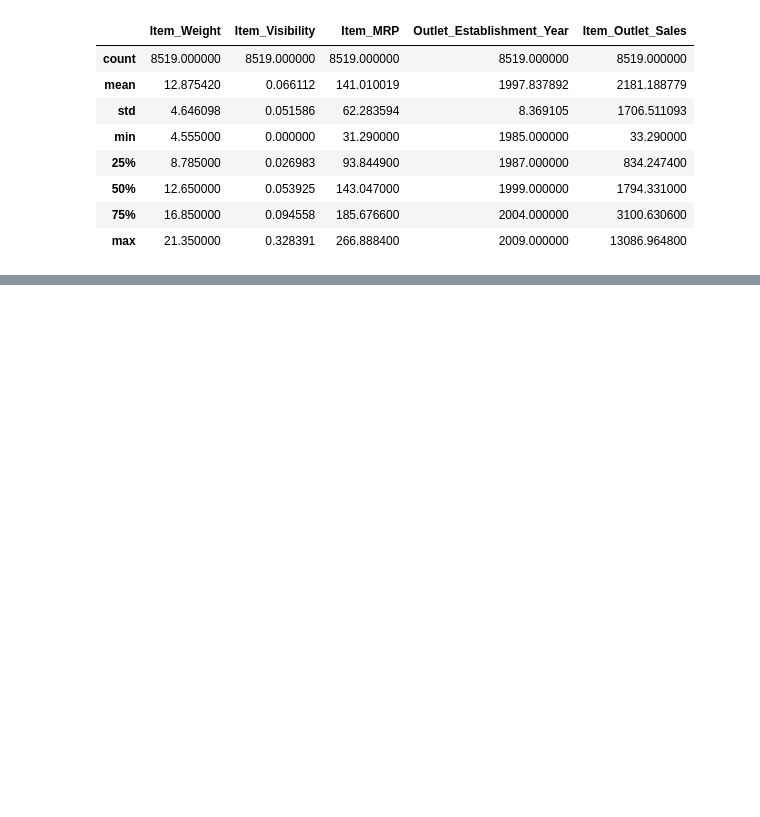
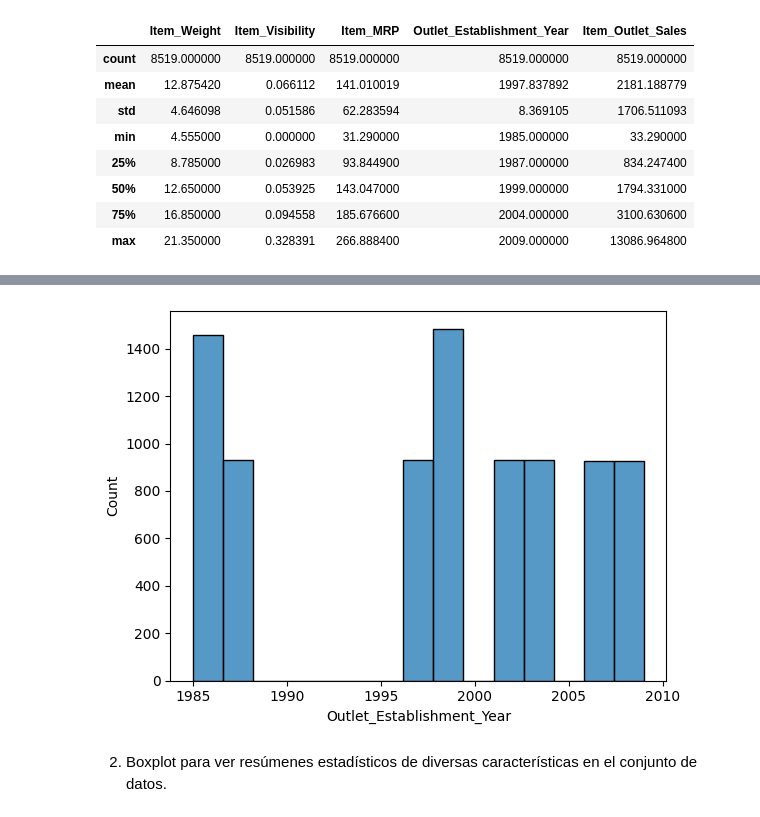
Before and after one commit to ArriazaGonzalo/Prediccion_ventas_P1, a Jupyter notebook: Predicciones_venta_P1.ipynb, the cells around one changed output, grey strips where cells are left out. Drawn from its saved outputs; the diff is of its cells as text; code cells hidden in the pictures; blank space fills up the shorter version.

```diff
--- a/Predicciones_venta_P1.ipynb
+++ b/Predicciones_venta_P1.ipynb
@@ -639,0 +671,6 @@ df.describe()
+# %%
+sns.histplot(data=df, x="Outlet_Establishment_Year");
+# %% [output]
+[figure, added]
+# %% [markdown]
+2. Boxplot para ver resúmenes estadísticos de diversas características en el conjunto de datos.
```
Also changed, not shown: parts of 11 cells of this notebook.
